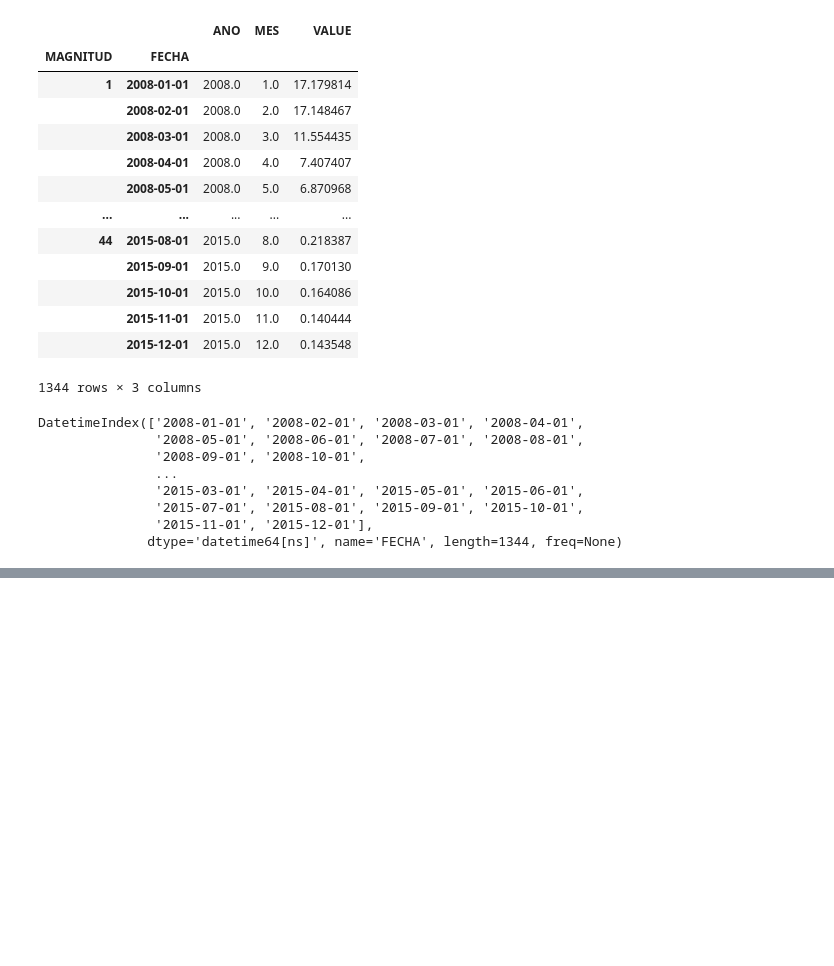
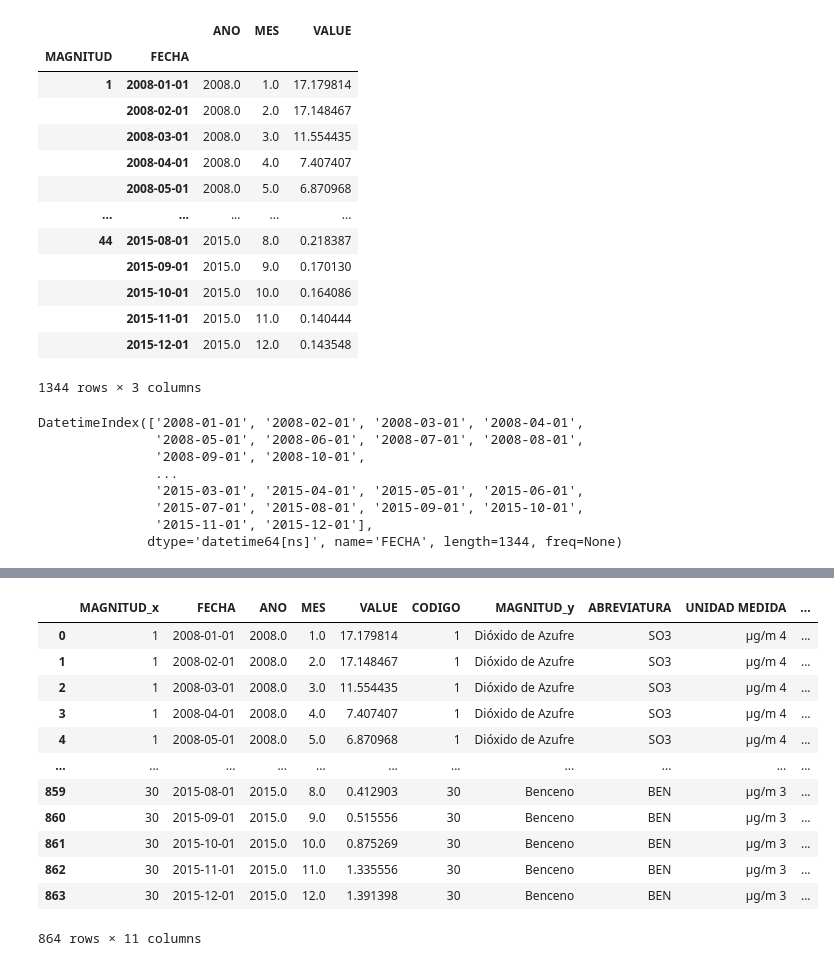
Before and after one commit to carlosgomezgil99/TFM, a Jupyter notebook: TFM_Javi.ipynb, the cells around one changed output, grey strips where cells are left out. Cells and saved outputs as stored; diff of their text form; code cells hidden in the pictures; blank space fills up the shorter version.

```diff
--- a/TFM_Javi.ipynb
+++ b/TFM_Javi.ipynb
@@ -179,3 +195,7 @@ DatetimeIndex(['2008-01-01', '2008-02-01', '2008-03-01', '2008-04-01',
                '2015-07-01', '2015-08-01', '2015-09-01', '2015-10-01',
                '2015-11-01', '2015-12-01'],
               dtype='datetime64[ns]', name='FECHA', length=1344, freq=None)
+# %%
+df = df_magnitud.reset_index()
+# %%
+df_umbrales = pd.read_excel('data/Umbrales.xlsx')
@@ -181,0 +216,18 @@ DatetimeIndex(['2008-01-01', '2008-02-01', '2008-03-01', '2008-04-01',
+# %%
+df_fin = df.merge(df_umbrales, left_on='MAGNITUD',right_on='CODIGO', how='inner')
+# %%
+df_fin
+# %% [output]
+|  | MAGNITUD_x | FECHA | ANO | MES | VALUE | CODIGO | MAGNITUD_y | ABREVIATURA | UNIDAD MEDIDA | ... |
+| 0 | 1 | 2008-01-01 | 2008.0 | 1.0 | 17.179814 | 1 | Dióxido de Azufre | SO3 | μg/m 4 | ... |
+| 1 | 1 | 2008-02-01 | 2008.0 | 2.0 | 17.148467 | 1 | Dióxido de Azufre | SO3 | μg/m 4 | ... |
+| 2 | 1 | 2008-03-01 | 2008.0 | 3.0 | 11.554435 | 1 | Dióxido de Azufre | SO3 | μg/m 4 | ... |
+| 3 | 1 | 2008-04-01 | 2008.0 | 4.0 | 7.407407 | 1 | Dióxido de Azufre | SO3 | μg/m 4 | ... |
+| 4 | 1 | 2008-05-01 | 2008.0 | 5.0 | 6.870968 | 1 | Dióxido de Azufre | SO3 | μg/m 4 | ... |
+| ... | ... | ... | ... | ... | ... | ... | ... | ... | ... | ... |
+| 859 | 30 | 2015-08-01 | 2015.0 | 8.0 | 0.412903 | 30 | Benceno | BEN | μg/m 3 | ... |
+| 860 | 30 | 2015-09-01 | 2015.0 | 9.0 | 0.515556 | 30 | Benceno | BEN | μg/m 3 | ... |
+| 861 | 30 | 2015-10-01 | 2015.0 | 10.0 | 0.875269 | 30 | Benceno | BEN | μg/m 3 | ... |
+| 862 | 30 | 2015-11-01 | 2015.0 | 11.0 | 1.335556 | 30 | Benceno | BEN | μg/m 3 | ... |
+| 863 | 30 | 2015-12-01 | 2015.0 | 12.0 | 1.391398 | 30 | Benceno | BEN | μg/m 3 | ... |
+864 rows × 11 columns
```
Also changed, not shown: parts of 8 cells of this notebook, 2 other files.
